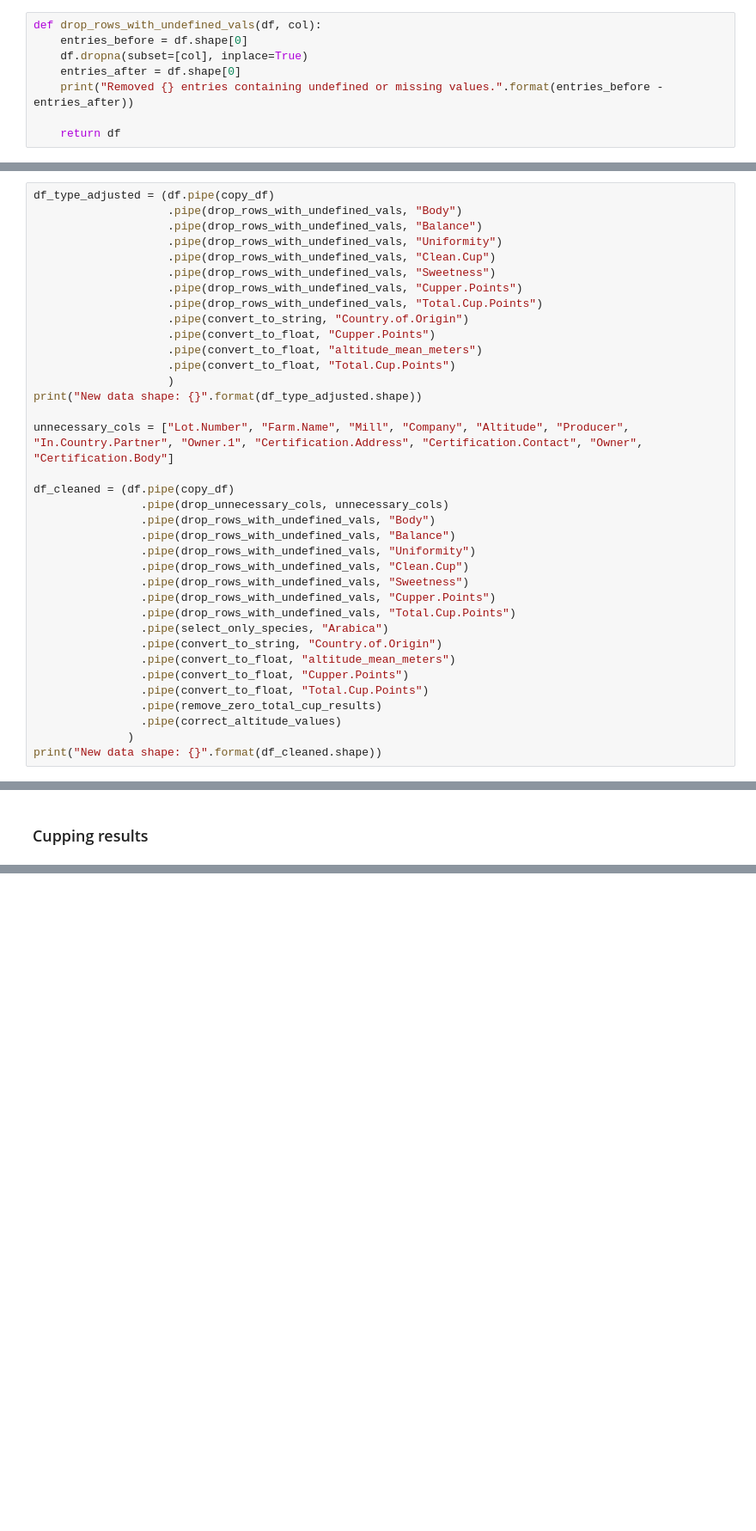
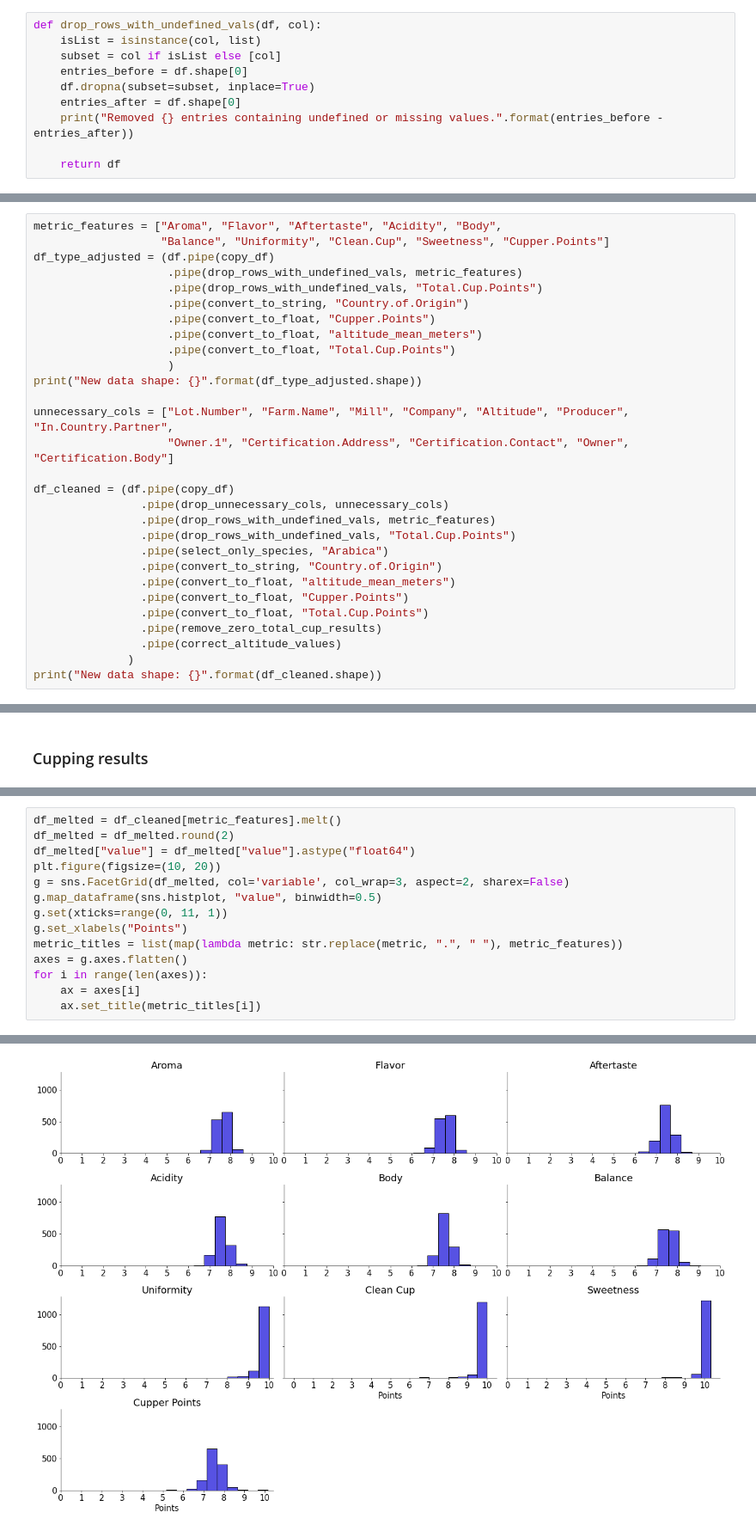
Before and after one commit to failllix/coffee-quality-institute-analysis, a Jupyter notebook: coffee_analysis.ipynb, the cells around one changed output, grey strips where cells are left out. Shown at 86% size. Drawn from its saved outputs; the diff is of its cells as text; blank space fills up the shorter version.

Commit message:
Added plot to compare cupping metrics as histogram.

```diff
--- a/coffee_analysis.ipynb
+++ b/coffee_analysis.ipynb
@@ -79,8 +80,10 @@ def copy_df(df):
     return df_copy
 # %%
 def drop_rows_with_undefined_vals(df, col):
+    isList = isinstance(col, list)
+    subset = col if isList else [col]
     entries_before = df.shape[0]
-    df.dropna(subset=[col], inplace=True)
+    df.dropna(subset=subset, inplace=True)
     entries_after = df.shape[0]
     print("Removed {} entries containing undefined or missing values.".format(entries_before - entries_after))
 
@@ -122,13 +125,10 @@ def remove_zero_total_cup_results(df):
 # %% [markdown]
 ### Piping dataframe through cleaning functions
 # %%
+metric_features = ["Aroma", "Flavor", "Aftertaste", "Acidity", "Body",
+                   "Balance", "Uniformity", "Clean.Cup", "Sweetness", "Cupper.Points"]
 df_type_adjusted = (df.pipe(copy_df)
-                    .pipe(drop_rows_with_undefined_vals, "Body")
-                    .pipe(drop_rows_with_undefined_vals, "Balance")
-                    .pipe(drop_rows_with_undefined_vals, "Uniformity")
-                    .pipe(drop_rows_with_undefined_vals, "Clean.Cup")
-                    .pipe(drop_rows_with_undefined_vals, "Sweetness")
-                    .pipe(drop_rows_with_undefined_vals, "Cupper.Points")
+                    .pipe(drop_rows_with_undefined_vals, metric_features)
                     .pipe(drop_rows_with_undefined_vals, "Total.Cup.Points")
                     .pipe(convert_to_string, "Country.of.Origin")
                     .pipe(convert_to_float, "Cupper.Points")
@@ -137,16 +137,12 @@ df_type_adjusted = (df.pipe(copy_df)
                     )
 print("New data shape: {}".format(df_type_adjusted.shape))
 
-unnecessary_cols = ["Lot.Number", "Farm.Name", "Mill", "Company", "Altitude", "Producer", "In.Country.Partner", "Owner.1", "Certification.Address", "Certification.Contact", "Owner", "Certification.Body"]
+unnecessary_cols = ["Lot.Number", "Farm.Name", "Mill", "Company", "Altitude", "Producer", "In.Country.Partner",
+                    "Owner.1", "Certification.Address", "Certification.Contact", "Owner", "Certification.Body"]
 
 df_cleaned = (df.pipe(copy_df)
                 .pipe(drop_unnecessary_cols, unnecessary_cols)
-                .pipe(drop_rows_with_undefined_vals, "Body")
-                .pipe(drop_rows_with_undefined_vals, "Balance")
-                .pipe(drop_rows_with_undefined_vals, "Uniformity")
-                .pipe(drop_rows_with_undefined_vals, "Clean.Cup")
-                .pipe(drop_rows_with_undefined_vals, "Sweetness")
-                .pipe(drop_rows_with_undefined_vals, "Cupper.Points")
+                .pipe(drop_rows_with_undefined_vals, metric_features)
                 .pipe(drop_rows_with_undefined_vals, "Total.Cup.Points")
                 .pipe(select_only_species, "Arabica")
                 .pipe(convert_to_string, "Country.of.Origin")
@@ -266,3 +252,18 @@ Minimum of tested beans: 59.83
 Maximum of tested beans: 90.58
 [figure]
 [figure]
+# %%
+df_melted = df_cleaned[metric_features].melt()
+df_melted = df_melted.round(2)
+df_melted["value"] = df_melted["value"].astype("float64")
+plt.figure(figsize=(10, 20))
+g = sns.FacetGrid(df_melted, col='variable', col_wrap=3, aspect=2, sharex=False)
+g.map_dataframe(sns.histplot, "value", binwidth=0.5)
+g.set(xticks=range(0, 11, 1))
+g.set_xlabels("Points")
+metric_titles = list(map(lambda metric: str.replace(metric, ".", " "), metric_features))
+axes = g.axes.flatten()
+for i in range(len(axes)):
+    ax = axes[i]
+    ax.set_title(metric_titles[i])
+# %% [output]
@@ -268,0 +271 @@ Maximum of tested beans: 90.58
+[figure, added]
```
Also changed, not shown: parts of 4 cells of this notebook, 1 other file.
